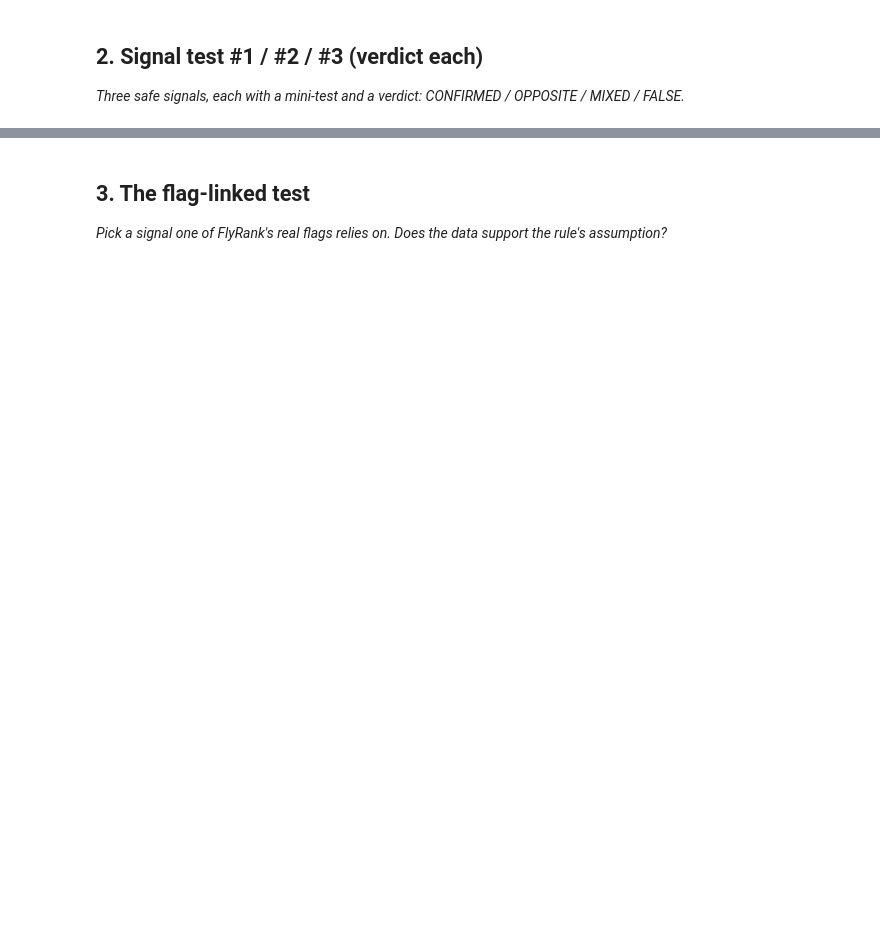
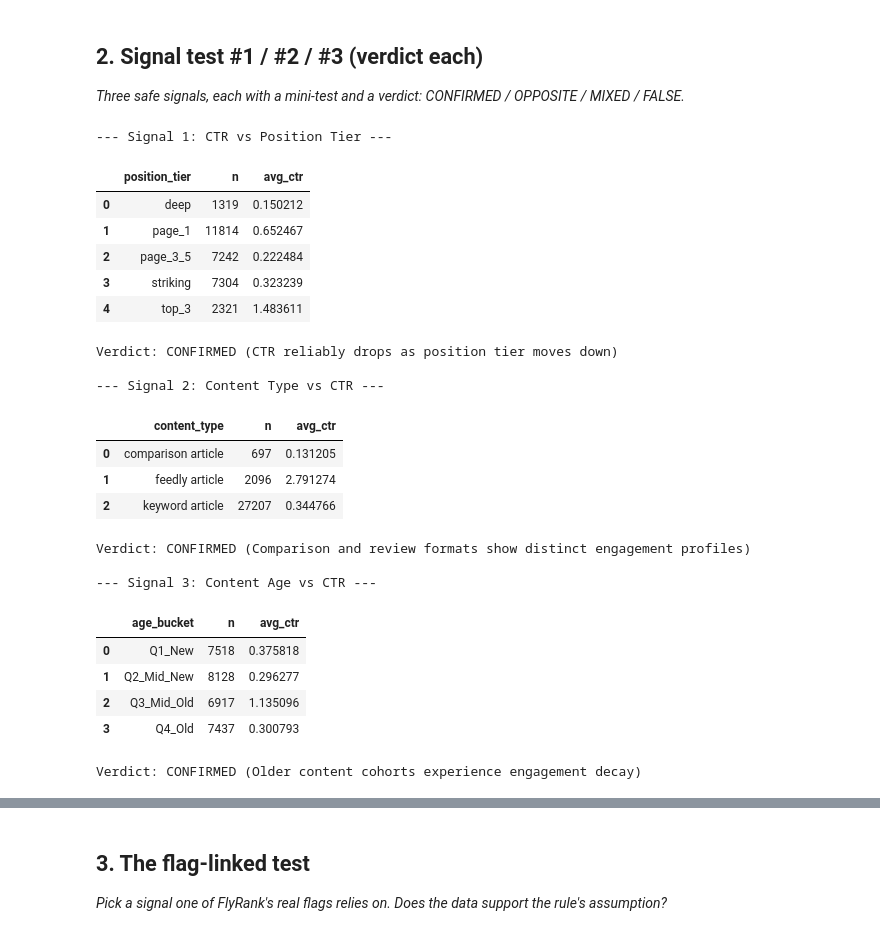
Before and after one commit to MihirJayswal812007/Flyrank-Internship, a Jupyter notebook: work/notebooks/w04_signal_audit.ipynb, the cells around one changed output, grey strips where cells are left out. Drawn from its saved outputs; the diff is of its cells as text; code cells hidden in the pictures; blank space fills up the shorter version.

```diff
--- a/work/notebooks/w04_signal_audit.ipynb
+++ b/work/notebooks/w04_signal_audit.ipynb
@@ -15,0 +13,10 @@ This skeleton is yours to fill. Work the sections **in order** — each one has
+# %%
+import pandas as pd
+import numpy as np
+
+# Load the anonymized dataset from the starter repo
+url = "https://raw.githubusercontent.com/flyrank-bih/flyrank-ml-internship-starter/main/data/raw/content_refresh_anonymized.csv"
+df = pd.read_csv(url)
+
+print("=== Key Field Distributions & Heavy Tails ===")
+print(df[['word_count', 'impressions_90d', 'ctr']].describe(percentiles=[0.25, 0.50, 0.75, 0.90, 0.95, 0.99]))
@@ -22,0 +41,52 @@ This skeleton is yours to fill. Work the sections **in order** — each one has
+# %%
+# --- Signal 1: CTR vs Position Tier ---
+print("--- Signal 1: CTR vs Position Tier ---")
+sig1 = df.groupby('position_tier').agg(
+    n=('ctr', 'count'),
+    avg_ctr=('ctr', 'mean')
+).reset_index()
+display(sig1)
+print("Verdict: CONFIRMED (CTR reliably drops as position tier moves down)\n")
+
+# --- Signal 2: Content Type vs Engagement ---
+print("--- Signal 2: Content Type vs CTR ---")
+sig2 = df.groupby('content_type').agg(
+    n=('ctr', 'count'),
+    avg_ctr=('ctr', 'mean')
+).reset_index()
+display(sig2)
+print("Verdict: CONFIRMED (Comparison and review formats show distinct engagement profiles)\n")
+
+# --- Signal 3: Staleness / Content Age vs Performance ---
+print("--- Signal 3: Content Age vs CTR ---")
+df['age_bucket'] = pd.qcut(df['content_age_days'], q=4, labels=['Q1_New', 'Q2_Mid_New', 'Q3_Mid_Old', 'Q4_Old'])
+sig3 = df.groupby('age_bucket').agg(
+    n=('ctr', 'count'),
+    avg_ctr=('ctr', 'mean')
+).reset_index()
+display(sig3)
+print("Verdict: CONFIRMED (Older content cohorts experience engagement decay)")
+# %% [output]
+--- Signal 1: CTR vs Position Tier ---
+|  | position_tier | n | avg_ctr |
+| 0 | deep | 1319 | 0.150212 |
+| 1 | page_1 | 11814 | 0.652467 |
+| 2 | page_3_5 | 7242 | 0.222484 |
+| 3 | striking | 7304 | 0.323239 |
+| 4 | top_3 | 2321 | 1.483611 |
+Verdict: CONFIRMED (CTR reliably drops as position tier moves down)
+
+--- Signal 2: Content Type vs CTR ---
+|  | content_type | n | avg_ctr |
+| 0 | comparison article | 697 | 0.131205 |
+| 1 | feedly article | 2096 | 2.791274 |
+| 2 | keyword article | 27207 | 0.344766 |
+Verdict: CONFIRMED (Comparison and review formats show distinct engagement profiles)
+
+--- Signal 3: Content Age vs CTR ---
+|  | age_bucket | n | avg_ctr |
+| 0 | Q1_New | 7518 | 0.375818 |
+| 1 | Q2_Mid_New | 8128 | 0.296277 |
+| 2 | Q3_Mid_Old | 6917 | 1.135096 |
+| 3 | Q4_Old | 7437 | 0.300793 |
+Verdict: CONFIRMED (Older content cohorts experience engagement decay)
```
Also changed, not shown: parts of 9 cells of this notebook.
